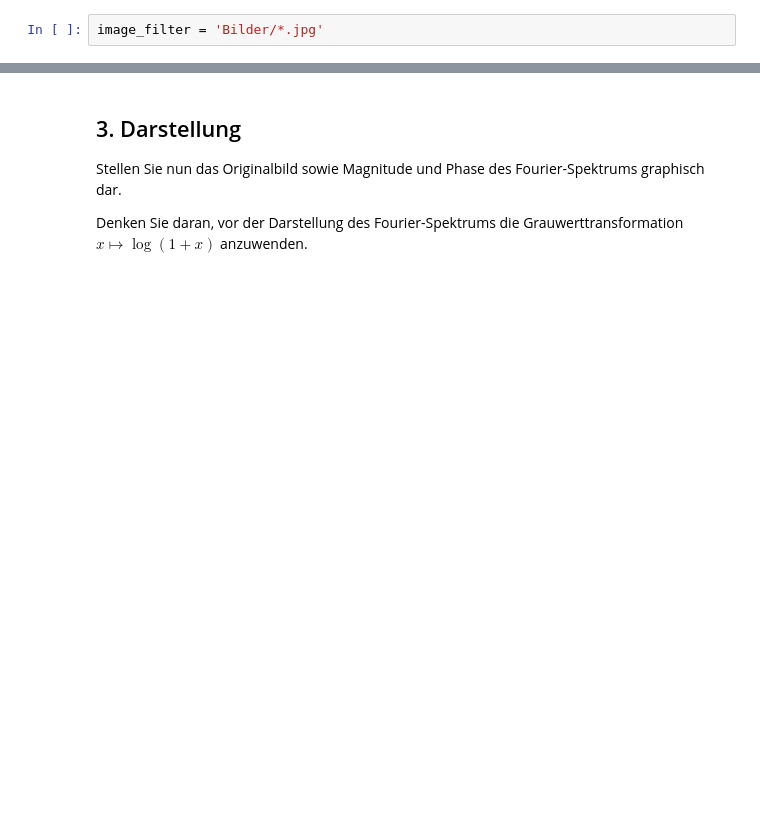
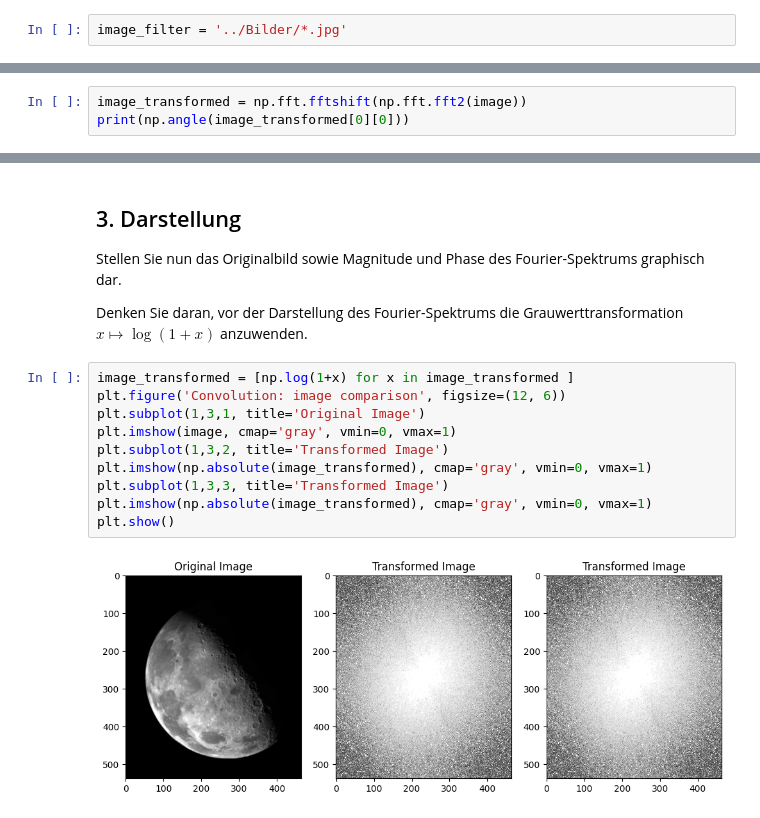
Before and after one commit to FitzWork/university, a Jupyter notebook: computer_vision/task3/ex3_1.ipynb, the cells around one changed output, grey strips where cells are left out. Cells and saved outputs as stored; diff of their text form; blank space fills up the shorter version.

```diff
--- a/computer_vision/task3/ex3_1.ipynb
+++ b/computer_vision/task3/ex3_1.ipynb
@@ -30,7 +30,7 @@ import numpy as np
 %matplotlib inline
 import matplotlib.pyplot as plt
 # %%
-image_filter = 'Bilder/*.jpg'
+image_filter = '../Bilder/*.jpg'
 # %% [markdown]
 ## 1. Laden und Normalisieren des Bildes
 # %%
@@ -47,0 +48,3 @@ image_transformed = ...
+# %%
+image_transformed = np.fft.fftshift(np.fft.fft2(image))
+print(np.angle(image_transformed[0][0]))
@@ -51,3 +56,15 @@ image_transformed = ...
 Stellen Sie nun das Originalbild sowie Magnitude und Phase des Fourier-Spektrums graphisch dar.
 
 Denken Sie daran, vor der Darstellung des Fourier-Spektrums die Grauwerttransformation $x \mapsto \log(1+x)$ anzuwenden.
+# %%
+image_transformed = [np.log(1+x) for x in image_transformed ]
+plt.figure('Convolution: image comparison', figsize=(12, 6))
+plt.subplot(1,3,1, title='Original Image')
+plt.imshow(image, cmap='gray', vmin=0, vmax=1)
+plt.subplot(1,3,2, title='Transformed Image')
+plt.imshow(np.absolute(image_transformed), cmap='gray', vmin=0, vmax=1)
+plt.subplot(1,3,3, title='Transformed Image')
+plt.imshow(np.absolute(image_transformed), cmap='gray', vmin=0, vmax=1)
+plt.show()
+# %% [output]
+[figure, added]
```
Also changed, not shown: parts of 3 cells of this notebook, 1 other file.
